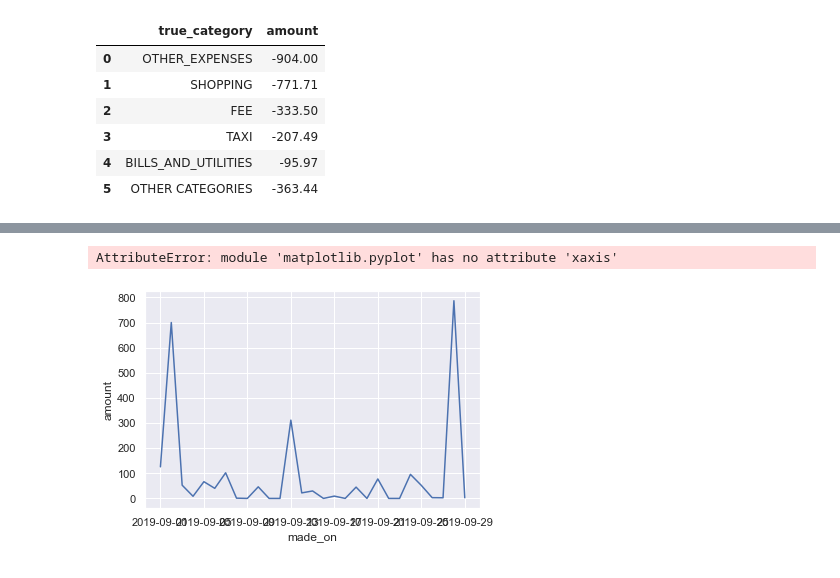
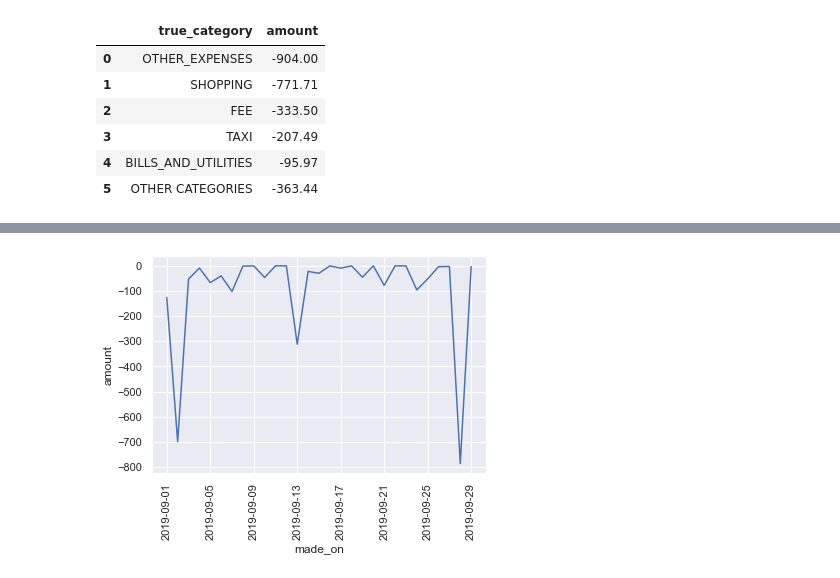
Before and after one commit to AdityaSidharta/BudgetTracker, a Jupyter notebook: notebooks/process.ipynb, the cells around one changed output, grey strips where cells are left out. Cells and saved outputs as stored; diff of their text form; code cells hidden in the pictures.

```diff
--- a/notebooks/process.ipynb
+++ b/notebooks/process.ipynb
@@ -250,14 +249,15 @@ resample_df = expense_df.resample('D')['amount'].sum().reset_index()
 # %%
 import matplotlib.pyplot as plt
 # %%
-resample_df['made_on_day'] = resample_df['made_on'].apply(lambda x : x.weekday())
-resample_df['amount'] = resample_df['amount'] * -1.
-made_on = resample_df['made']
+
+import matplotlib.pyplot as plt
+sns.set()
+expense_df = expense_df.set_index(pd.to_datetime(expense_df.made_on))
+resample_df = expense_df.resample('D')['amount'].sum().reset_index()
 g = sns.lineplot(x=resample_df.made_on, y=resample_df.amount)
 plt.xticks(rotation=90)
 plt.show()
 # %% [output]
-AttributeError: module 'matplotlib.pyplot' has no attribute 'xaxis'
-[figure, old version]
+[figure, new version]
 # %%
 chart.get_xticklabels()
```
Also changed, not shown: parts of 8 cells of this notebook, 4 other files.
